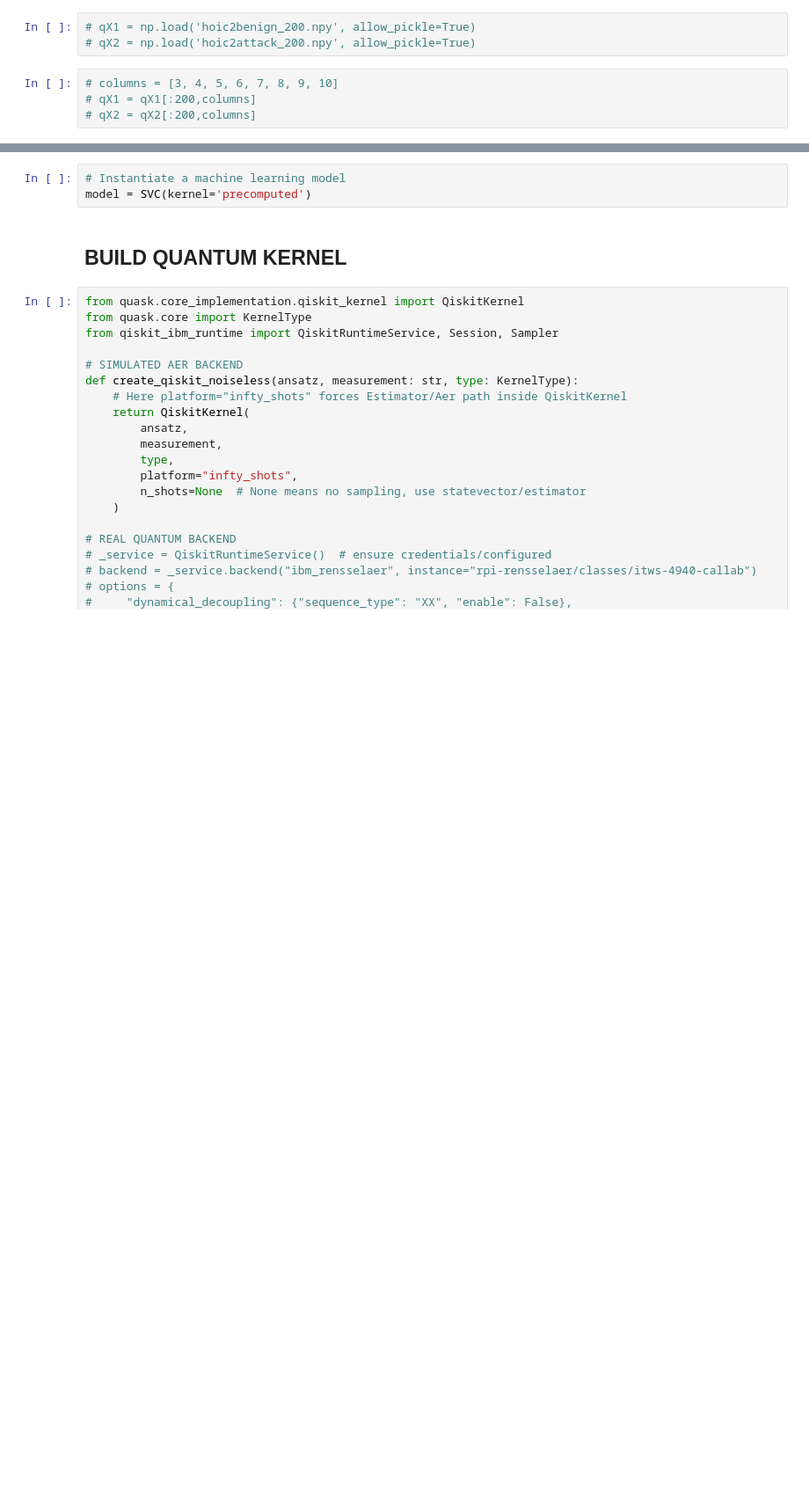
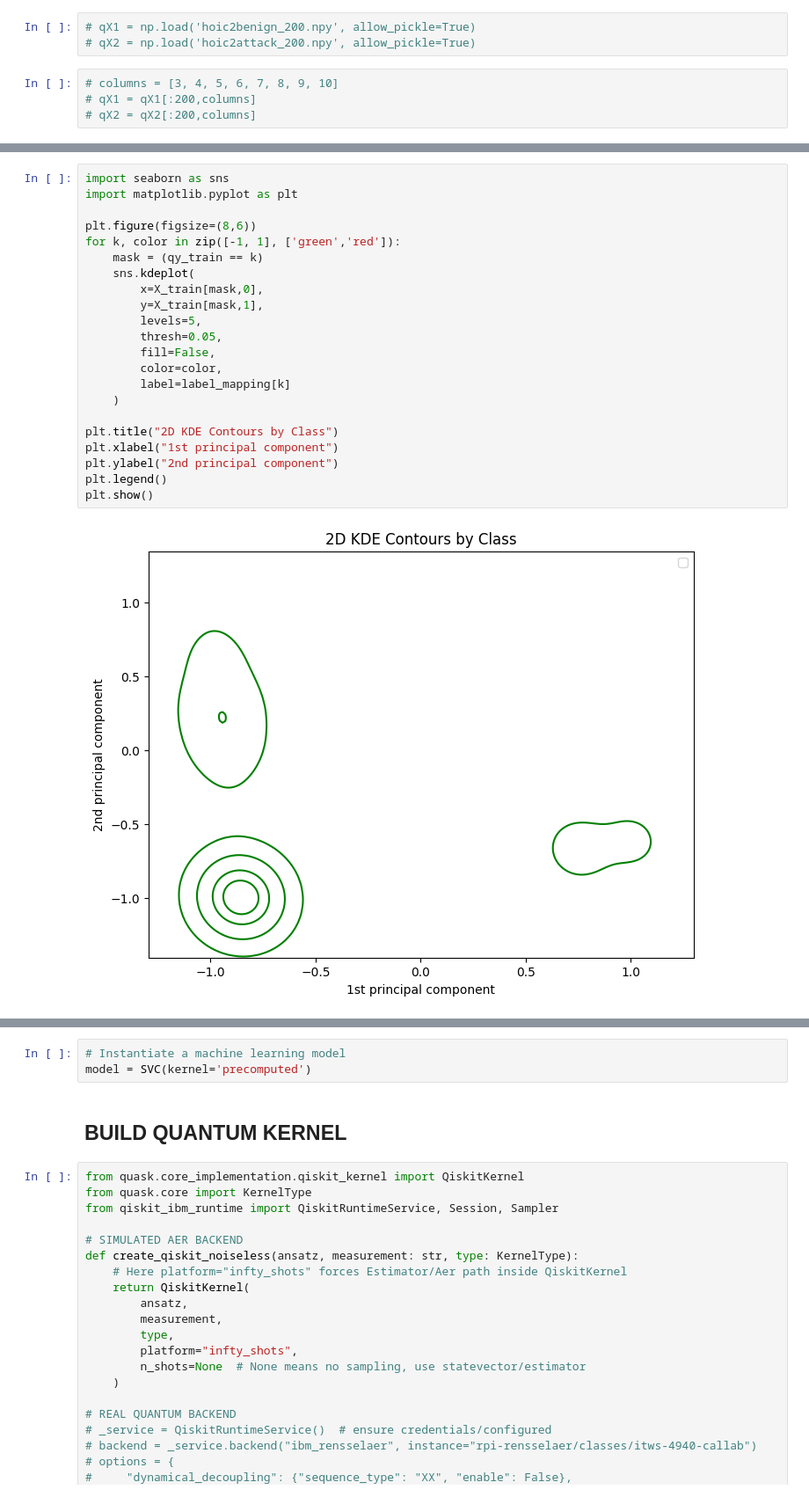
Before and after one commit to cotrum/QML-NIDS, a Jupyter notebook: QKERNEL.ipynb, the cells around one changed output, grey strips where cells are left out. Shown at 88% size. Cells and saved outputs as stored; diff of their text form; blank space fills up the shorter version.

```diff
--- a/QKERNEL.ipynb
+++ b/QKERNEL.ipynb
@@ -98,0 +270,24 @@ Example of label: 1
+# %%
+import seaborn as sns
+import matplotlib.pyplot as plt
+
+plt.figure(figsize=(8,6))
+for k, color in zip([-1, 1], ['green','red']):
+    mask = (qy_train == k)
+    sns.kdeplot(
+        x=X_train[mask,0],
+        y=X_train[mask,1],
+        levels=5,
+        thresh=0.05,
+        fill=False,
+        color=color,
+        label=label_mapping[k]
+    )
+
+plt.title("2D KDE Contours by Class")
+plt.xlabel("1st principal component")
+plt.ylabel("2nd principal component")
+plt.legend()
+plt.show()
+# %% [output]
+[figure, added]
```
Also changed, not shown: parts of 11 cells of this notebook, 57 other files.
